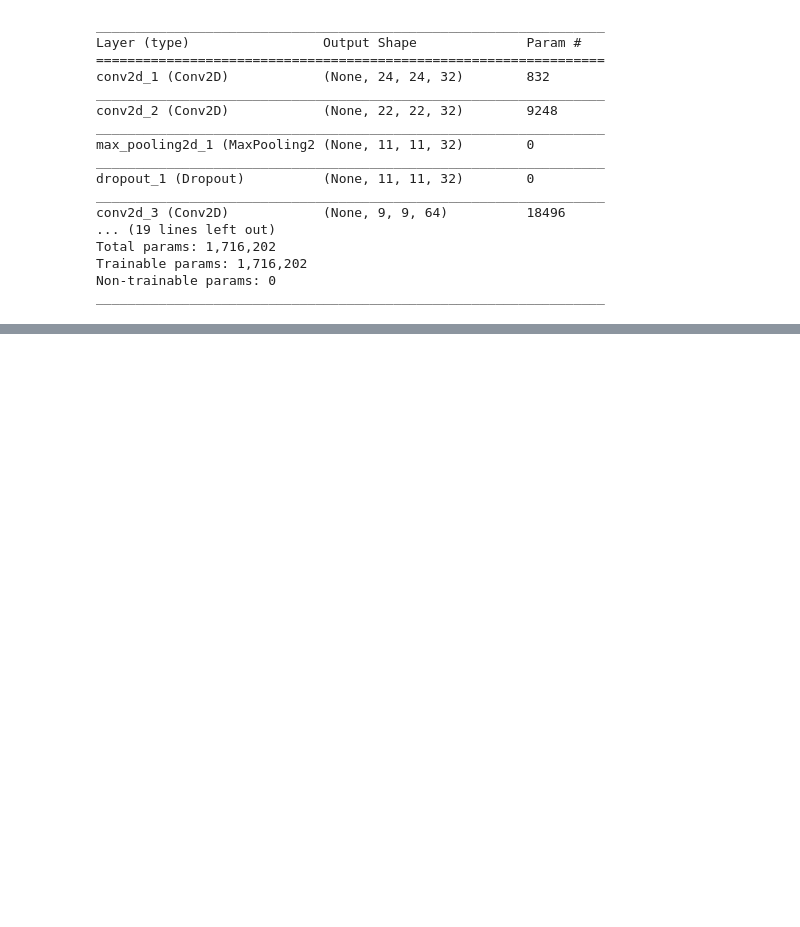
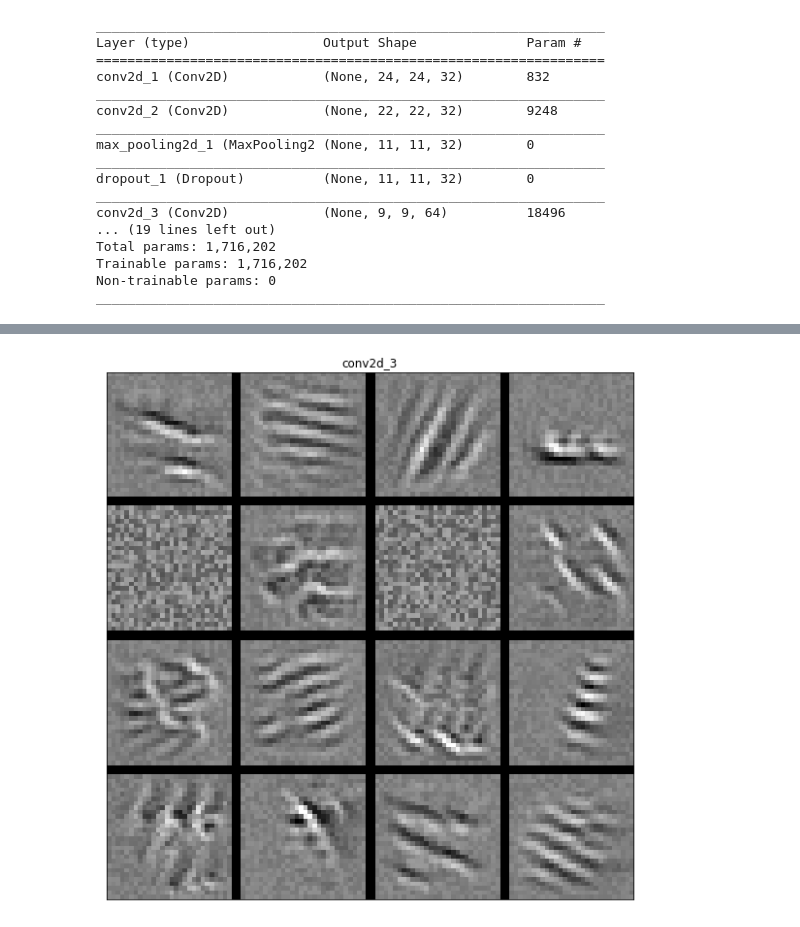
Before and after one commit to ansuini/Winter_School_QLS_2018, a Jupyter notebook: Advanced1/Visualizing_and_Interpreting.ipynb, the cells around one changed output, grey strips where cells are left out. Cells and saved outputs as stored; diff of their text form; code cells hidden in the pictures; blank space fills up the shorter version.

```diff
--- a/Advanced1/Visualizing_and_Interpreting.ipynb
+++ b/Advanced1/Visualizing_and_Interpreting.ipynb
@@ -219,0 +164,6 @@ layer_image = stitch_filters(layer_filters, nx, ny)
+# %%
+# The third convolutional layer
+layer_name = 'conv2d_3'
+visualize_filters(layer_name, construct_filters_image(layer_name,16,4,4))
+# %% [output]
+[figure, added]
```
Also changed, not shown: parts of 16 cells of this notebook, 6 other files.
